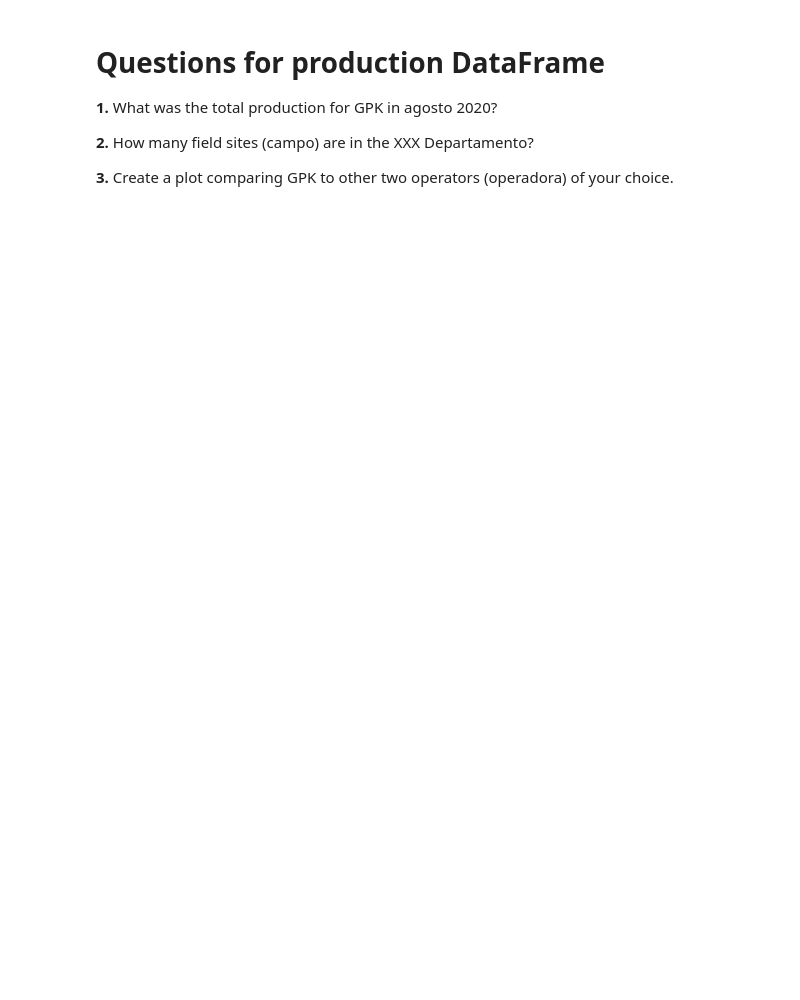
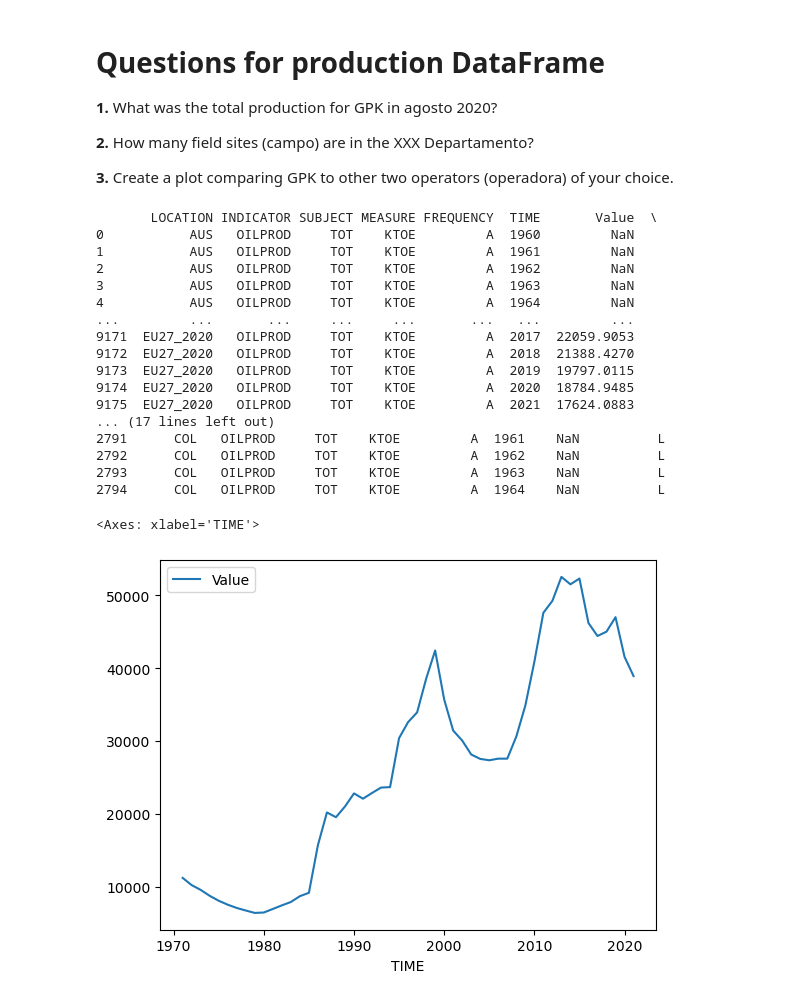
Before and after one commit to earthlab-education/02-geopark-pandas-dataframes-macacosta, a Jupyter notebook: notebooks/02-geopark-pandas-empty.ipynb, the cells around one changed output. Saved outputs shown, nothing was run; the diff lists cells and outputs as text; code cells hidden in the pictures; blank space fills up the shorter version.

```diff
--- a/notebooks/02-geopark-pandas-empty.ipynb
+++ b/notebooks/02-geopark-pandas-empty.ipynb
@@ -509,12 +703,34 @@ plt.show()
 # %%
 # Looking at global oil production using another data set from OECD
 
 global_oil_url = "https://stats.oecd.org/sdmx-json/data/DP_LIVE/.OILPROD.TOT.KTOE.A/OECD?contentType=csv&detail=code&separator=comma&csv-lang=en&startPeriod=1960&endPeriod=2021"
 
 global_oil_df = pd.read_csv(global_oil_url)
 print(global_oil_df)
 
 # Select COLOMBIA and print first 5 rows
-
+col_oil = global_oil_df[global_oil_df['LOCATION'] == 'COL']
+print(col_oil.head())
 
 # Plot Colombia data
+col_oil.plot(x='TIME', y='Value')
+# %% [output]
+       LOCATION INDICATOR SUBJECT MEASURE FREQUENCY  TIME       Value  \
+0           AUS   OILPROD     TOT    KTOE         A  1960         NaN
+1           AUS   OILPROD     TOT    KTOE         A  1961         NaN
+2           AUS   OILPROD     TOT    KTOE         A  1962         NaN
+3           AUS   OILPROD     TOT    KTOE         A  1963         NaN
+4           AUS   OILPROD     TOT    KTOE         A  1964         NaN
+...         ...       ...     ...     ...       ...   ...         ...
+9171  EU27_2020   OILPROD     TOT    KTOE         A  2017  22059.9053
+9172  EU27_2020   OILPROD     TOT    KTOE         A  2018  21388.4270
+9173  EU27_2020   OILPROD     TOT    KTOE         A  2019  19797.0115
+9174  EU27_2020   OILPROD     TOT    KTOE         A  2020  18784.9485
+9175  EU27_2020   OILPROD     TOT    KTOE         A  2021  17624.0883
+... (17 lines left out)
+2791      COL   OILPROD     TOT    KTOE         A  1961    NaN          L
+2792      COL   OILPROD     TOT    KTOE         A  1962    NaN          L
+2793      COL   OILPROD     TOT    KTOE         A  1963    NaN          L
+2794      COL   OILPROD     TOT    KTOE         A  1964    NaN          L
+<Axes: xlabel='TIME'>
+[figure, added]
```
Also changed, not shown: parts of 16 cells of this notebook.
